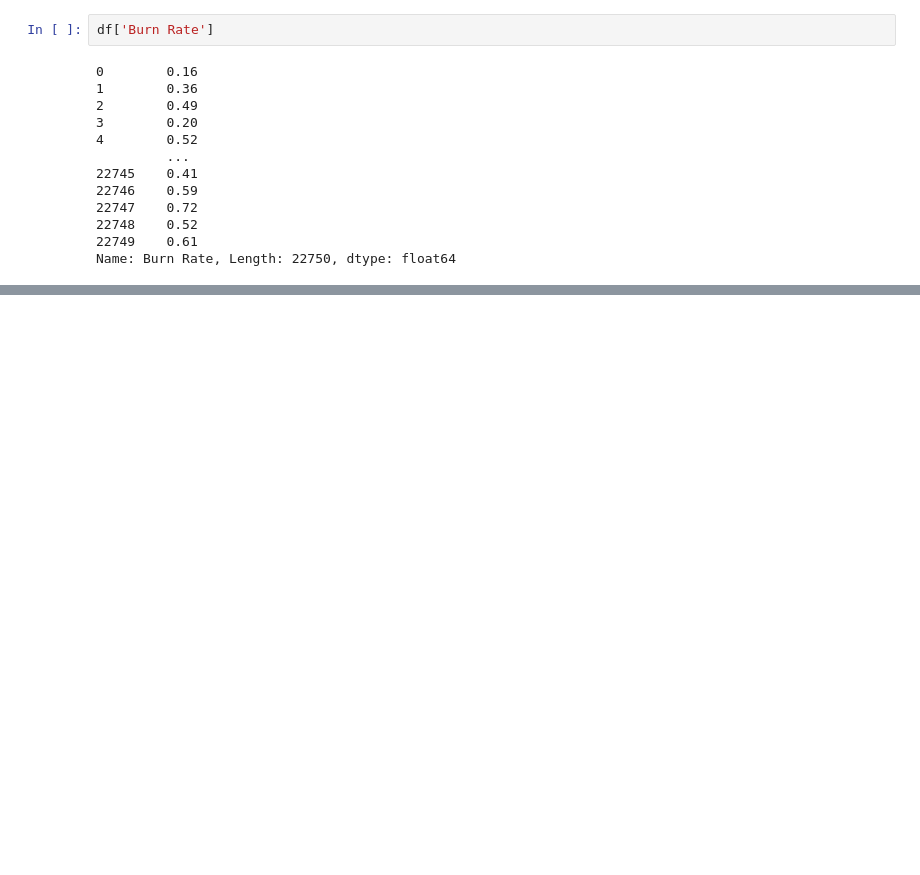
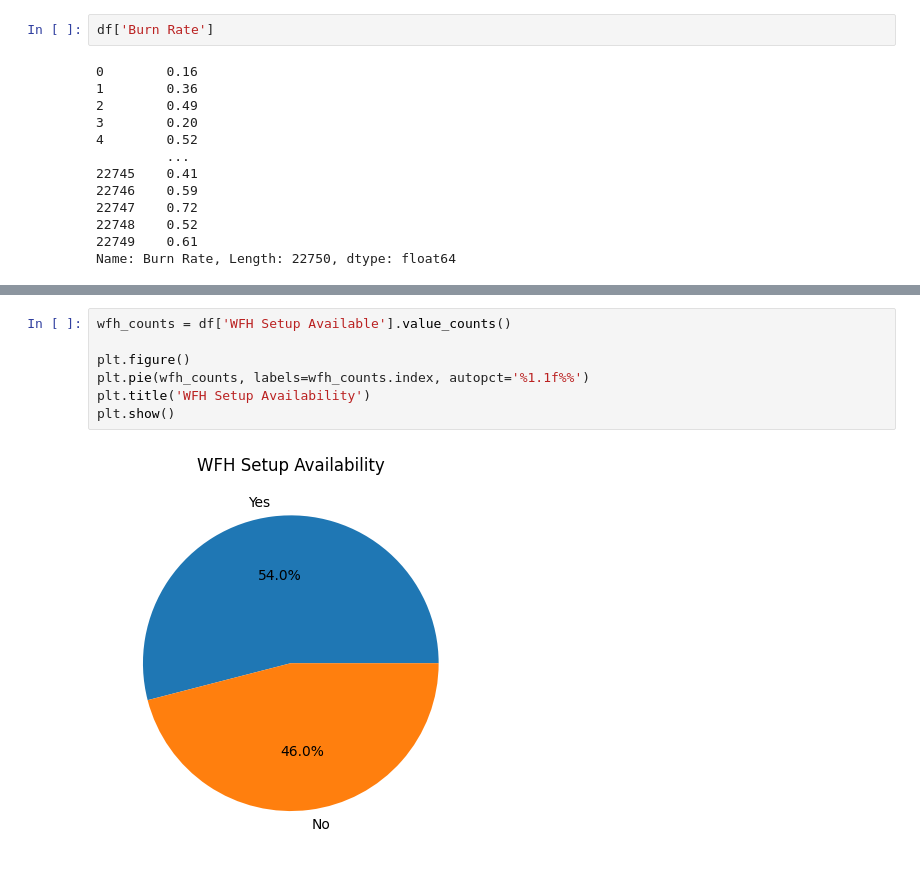
Before and after one commit to Sanyam-010/Artificial-intelligence-Development, a Jupyter notebook: CourseWorkDevelopment.ipynb, the cells around one changed output, grey strips where cells are left out. Drawn from its saved outputs; the diff is of its cells as text; blank space fills up the shorter version.

```diff
--- a/CourseWorkDevelopment.ipynb
+++ b/CourseWorkDevelopment.ipynb
@@ -34,0 +145,9 @@ Name: Burn Rate, Length: 22750, dtype: float64
+# %%
+wfh_counts = df['WFH Setup Available'].value_counts()
+
+plt.figure()
+plt.pie(wfh_counts, labels=wfh_counts.index, autopct='%1.1f%%')
+plt.title('WFH Setup Availability')
+plt.show()
+# %% [output]
+[figure, added]
```
Also changed, not shown: parts of 11 cells of this notebook, 1 other file.
